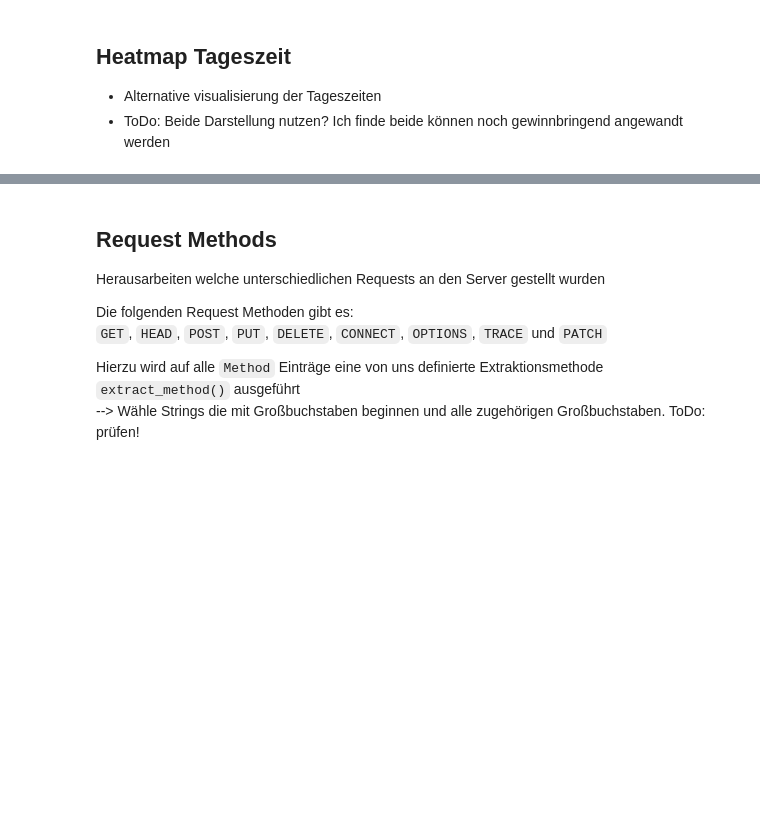
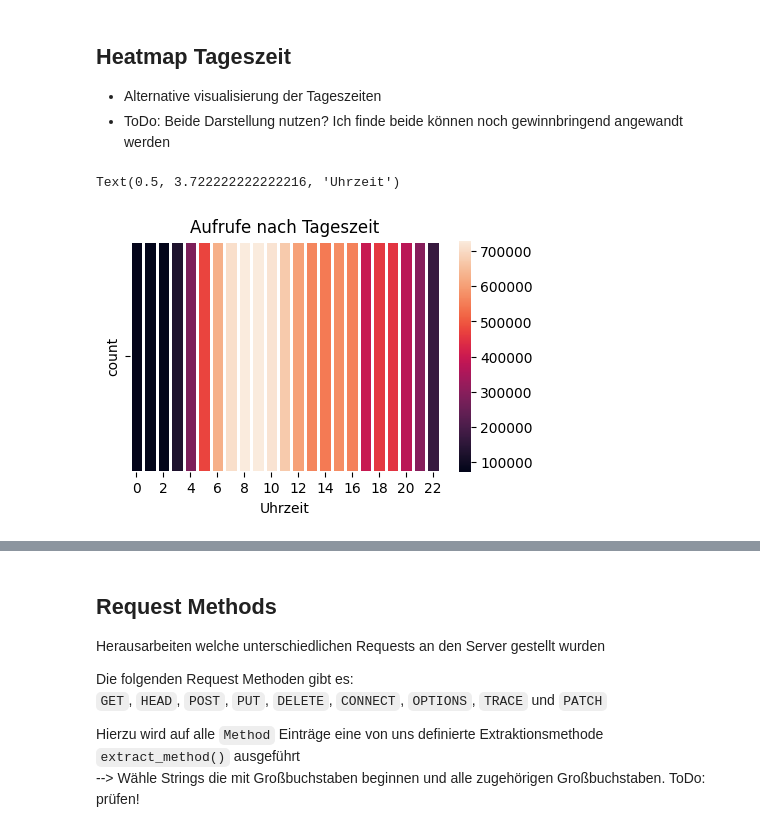
Before and after one commit to Flenz42/HSD-DAW-Pandas-SS23, a Jupyter notebook: project.ipynb, the cells around one changed output, grey strips where cells are left out. Drawn from its saved outputs; the diff is of its cells as text; code cells hidden in the pictures; blank space fills up the shorter version.

```diff
--- a/project.ipynb
+++ b/project.ipynb
@@ -263,19 +277,18 @@ access_log.value_counts('minute')
 - Alternative visualisierung der Tageszeiten
 - ToDo: Beide Darstellung nutzen? Ich finde beide können noch gewinnbringend angewandt werden
 # %%
-# Wochentag und Tageszeit einlesen
-# access_log['weekday'] = access_log['time'].dt.weekday --> würde ich Am Start (Datenaufbereitung) einmal zusammen machen (und wird hier garnicht genutzt!)
-access_log['daytime'] = access_log['time'].dt.hour
-
-daytime_access = access_log.groupby(['daytime']).size().to_frame(name = 'count').reset_index()
+daytime_access = access_log.groupby(['hour']).size().to_frame(name = 'count').reset_index()
 
 fig, ax = plt.subplots(1, 1, figsize = (5, 3))
-df_wide = daytime_access.pivot_table(columns='daytime', values='count', aggfunc=lambda x:x)
+df_wide = daytime_access.pivot_table(columns='hour', values='count', aggfunc=lambda x:x)
 heatmap = sns.heatmap(df_wide, linewidths=1.0,ax=ax)
 
 ax.set_xlim(0, 23)
 ax.set_ylim(0, 1)
 
 heatmap.set_title('Aufrufe nach Tageszeit')
 heatmap.set_xlabel('Uhrzeit')
+# %% [output]
+Text(0.5, 3.722222222222216, 'Uhrzeit')
+[figure, added]
 # %%
```
Also changed, not shown: parts of 8 cells of this notebook.
